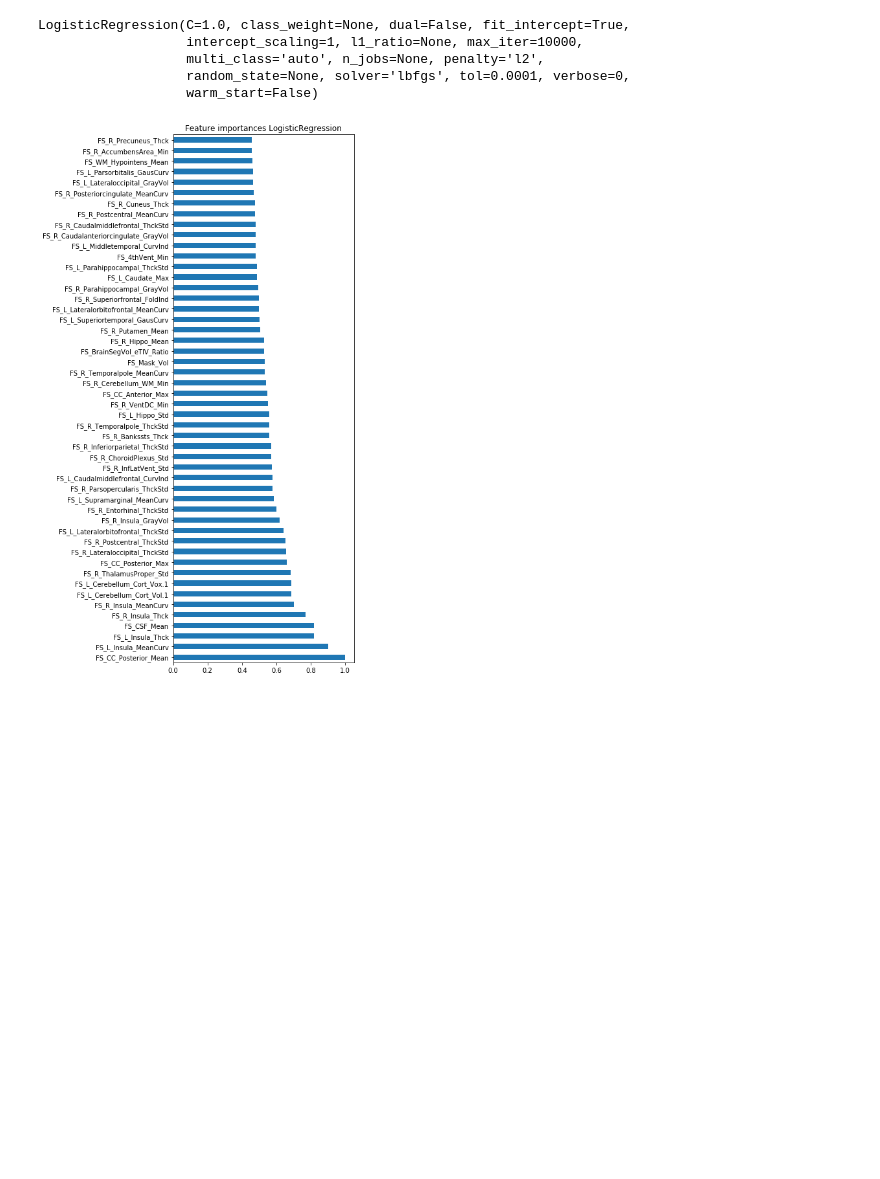
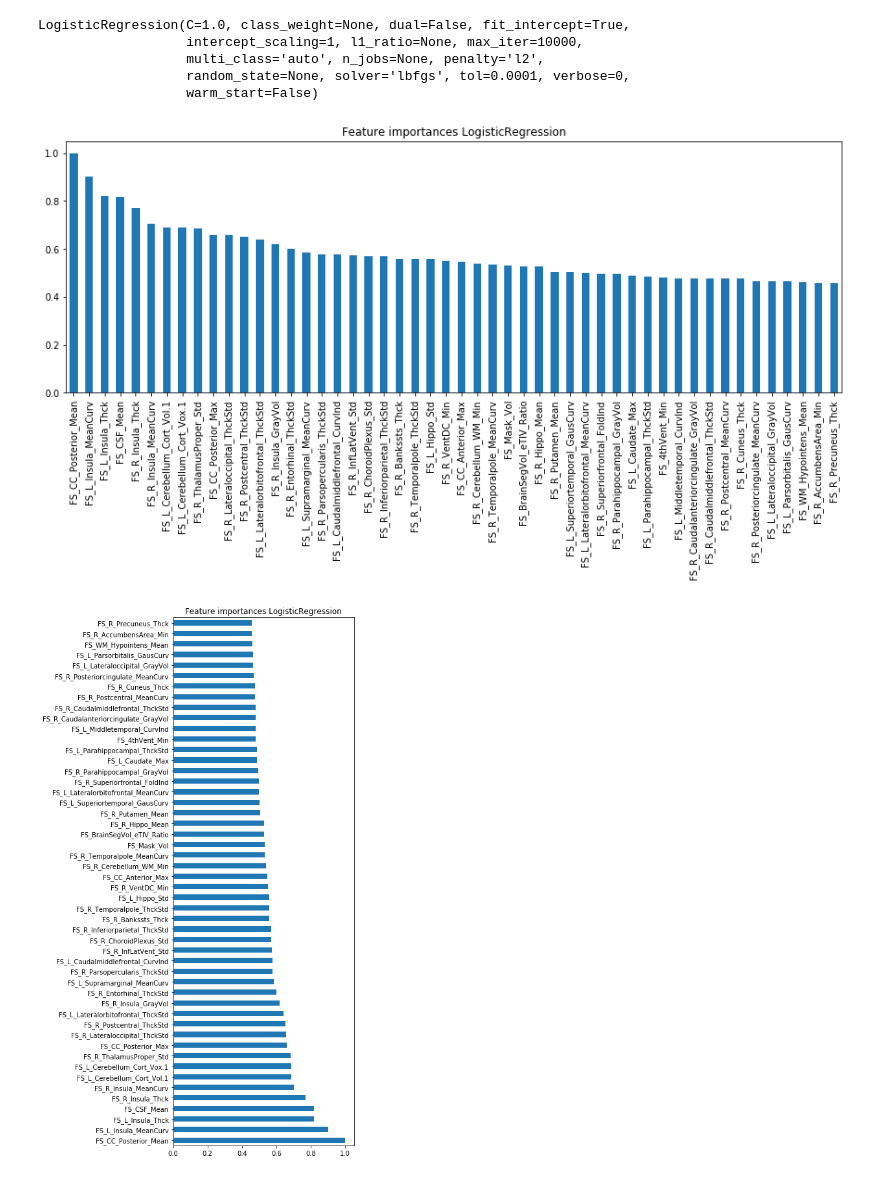
Before and after one commit to maxs-kan/InterpretableNeuroDL, a Jupyter notebook: tabular_data.ipynb, the cells around one changed output. Drawn from its saved outputs; the diff is of its cells as text; code cells hidden in the pictures; blank space fills up the shorter version.

```diff
--- a/tabular_data.ipynb
+++ b/tabular_data.ipynb
@@ -479,6 +487,14 @@ LogisticRegression(C=1.0, class_weight=None, dual=False, fit_intercept=True,
                    warm_start=False)
 # %%
 l_im = np.abs(lr_clf.coef_[0])/(lr_clf.coef_[0].max())
+# %%
+fig = plt.figure(figsize=(15,5))
+lr_feat_importances = pd.Series(l_im, index=X1.columns)
+lr_feat_importances.nlargest(50).plot(kind='bar')
+plt.title('Feature importances LogisticRegression', size=12)
+plt.show()
+# %% [output]
+[figure, added]
 # %%
 fig = plt.figure(figsize=(5,15))
 lr_feat_importances = pd.Series(l_im, index=X1.columns)
```
Also changed, not shown: parts of 2 cells of this notebook, 7 other files.
